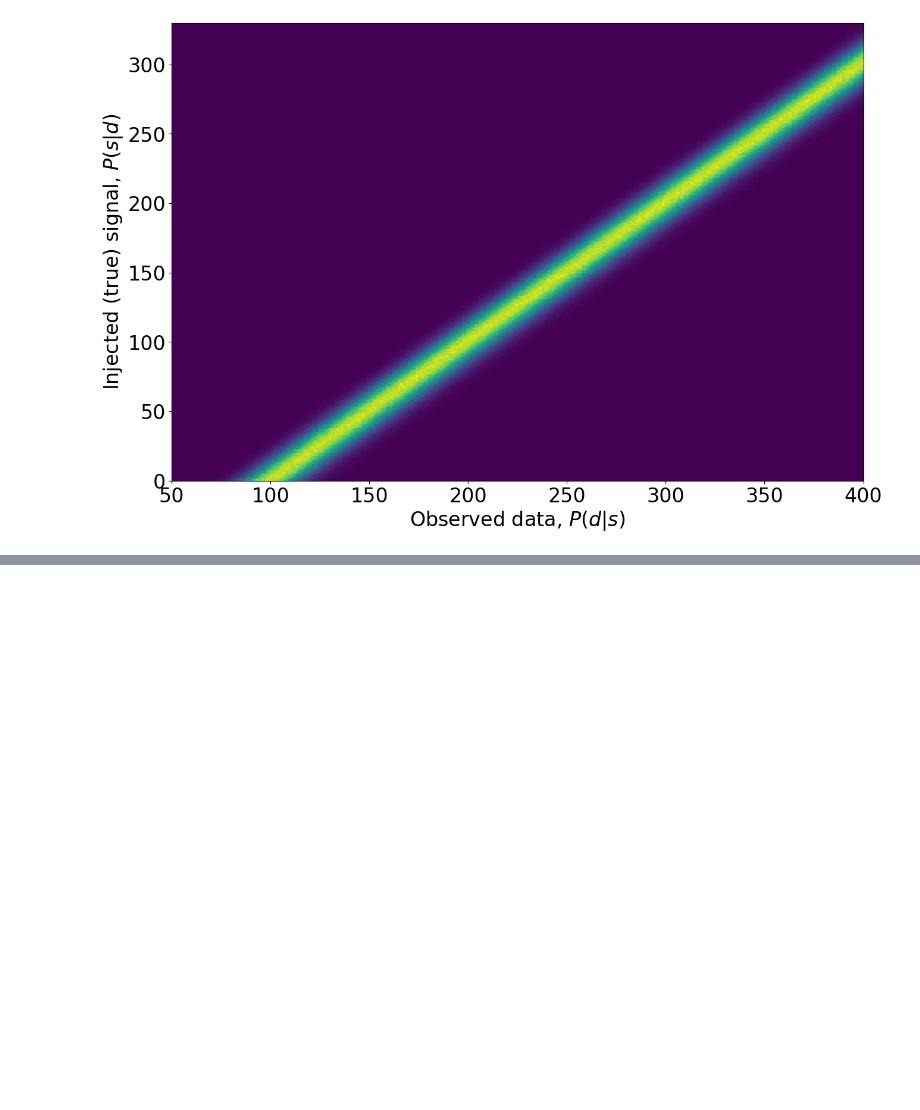
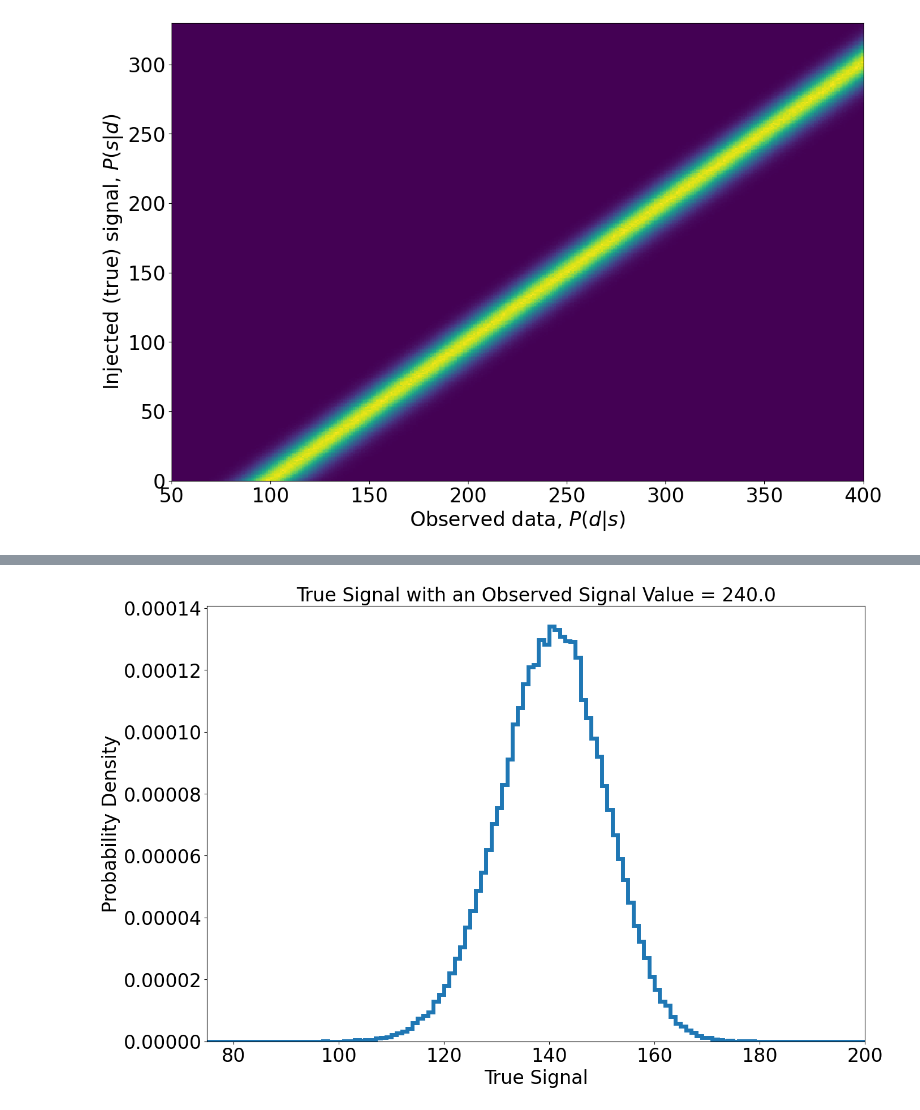
Before and after one commit to williamdolsen/phys434-21au, a Jupyter notebook: labs/lab6/lab6.ipynb, the cells around one changed output, grey strips where cells are left out. Cells and saved outputs as stored; diff of their text form; code cells hidden in the pictures; blank space fills up the shorter version.

```diff
--- a/labs/lab6/lab6.ipynb
+++ b/labs/lab6/lab6.ipynb
@@ -186,0 +243,24 @@ plot_2d_hist(signaledges, dataedges, Psd)
+# %%
+# define the observed data value at which we are slicing
+observed_data_value = 240.0
+
+# find the bin associated with observed data value
+observed_data_value_bin_idex = -1
+for i in range(0, len(dataedges)-1):
+    if dataedges[i] <= observed_data_value and dataedges[i+1] >= observed_data_value:
+        observed_data_value_bin_idex = i
+        break
+
+# now that we have the bin for our signal we can get the associated histogram data
+true_signal_probs = Psd[observed_data_value_bin_idex, :]
+# %%
+# plot a stair plot
+plt.stairs(true_signal_probs, signaledges, linewidth=5)
+plt.tick_params(labelsize=24)
+plt.title(f'True Signal with an Observed Signal Value = {observed_data_value}', fontsize=24)
+plt.xlabel('True Signal', fontsize=24)
+plt.ylabel('Probability Density', fontsize=24)
+plt.xlim(75, 200)
+plt.show()
+# %% [output]
+[figure, added]
```
Also changed, not shown: parts of 12 cells of this notebook.
